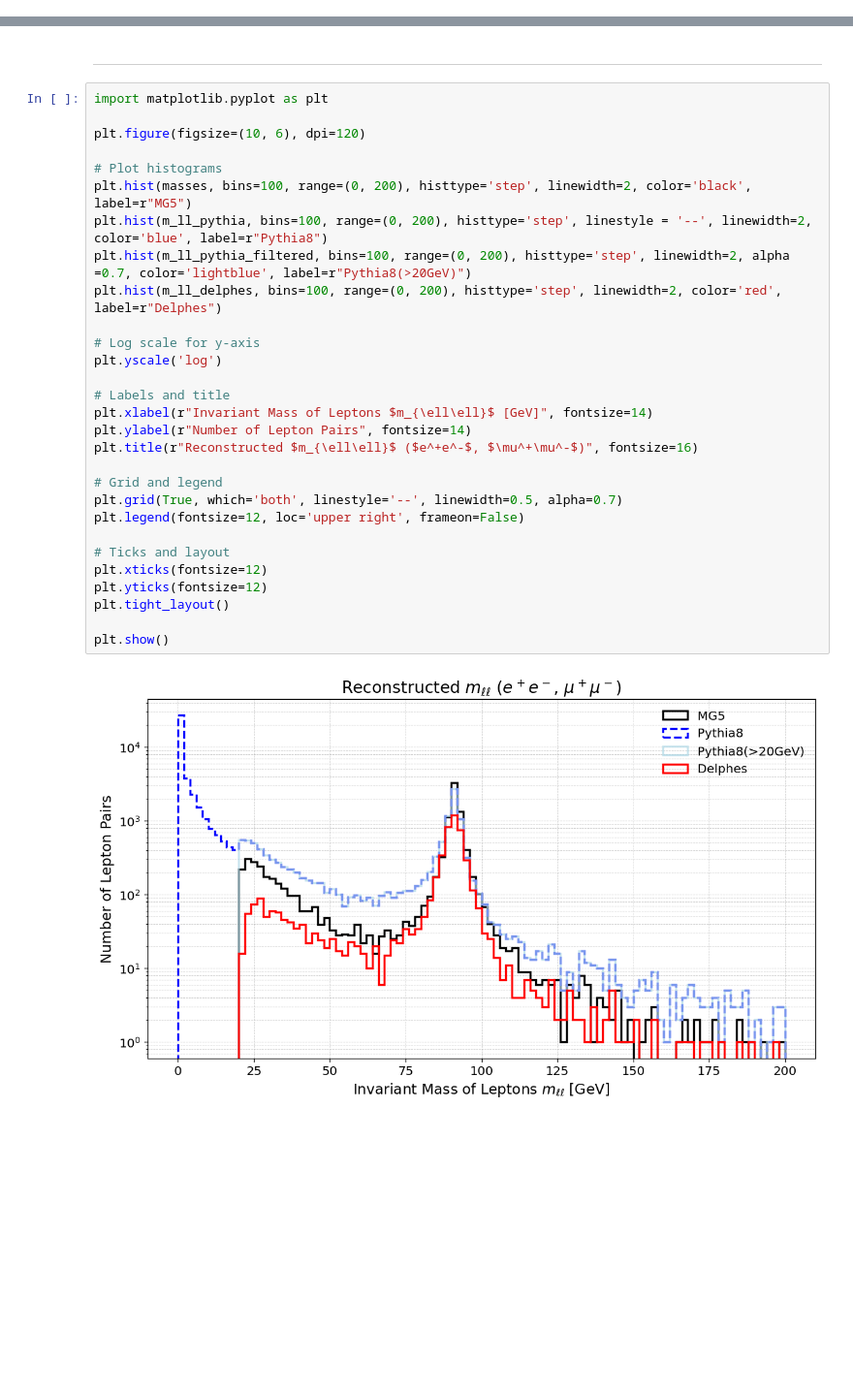
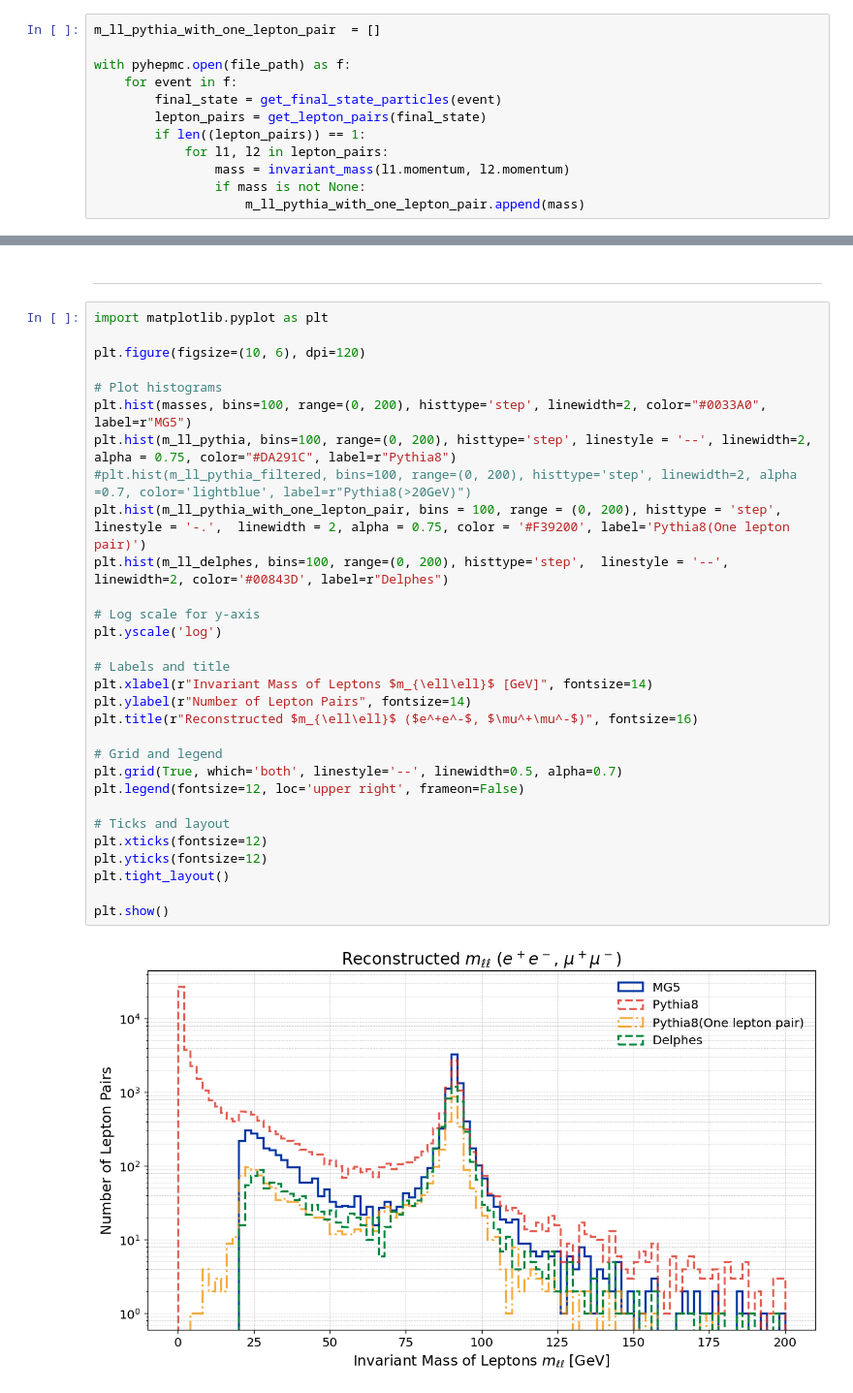
Before and after one commit to HeechanYi/MadGraph, a Jupyter notebook: Drell_Yan_Process/Drell_Yan_Analysis.ipynb, the cells around one changed output, grey strips where cells are left out. Shown at 97% size. Drawn from its saved outputs; the diff is of its cells as text; blank space fills up the shorter version.

```diff
--- a/Drell_Yan_Process/Drell_Yan_Analysis.ipynb
+++ b/Drell_Yan_Process/Drell_Yan_Analysis.ipynb
@@ -274,4 +262,16 @@ plt.yscale('log')
 file_path = './Data/pythia8_output.hepmc.gz'
 m_ll_pythia = calc_ll_mass_from_hepmc(file_path)
 m_ll_pythia_filtered = [m for m in m_ll_pythia if m > 20]
+# %%
+m_ll_pythia_with_one_lepton_pair  = []
+
+with pyhepmc.open(file_path) as f:
+    for event in f:
+        final_state = get_final_state_particles(event)
+        lepton_pairs = get_lepton_pairs(final_state)
+        if len((lepton_pairs)) == 1:
+            for l1, l2 in lepton_pairs:
+                mass = invariant_mass(l1.momentum, l2.momentum)
+                if mass is not None:
+                    m_ll_pythia_with_one_lepton_pair.append(mass)
 # %%
@@ -305,34 +308,35 @@ plt.show()
 # %%
 import matplotlib.pyplot as plt
 
 plt.figure(figsize=(10, 6), dpi=120)
 
 # Plot histograms
-plt.hist(masses, bins=100, range=(0, 200), histtype='step', linewidth=2, color='black', label=r"MG5")
-plt.hist(m_ll_pythia, bins=100, range=(0, 200), histtype='step', linestyle = '--', linewidth=2, color='blue', label=r"Pythia8")
-plt.hist(m_ll_pythia_filtered, bins=100, range=(0, 200), histtype='step', linewidth=2, alpha =0.7, color='lightblue', label=r"Pythia8(>20GeV)")
-plt.hist(m_ll_delphes, bins=100, range=(0, 200), histtype='step', linewidth=2, color='red', label=r"Delphes")
+plt.hist(masses, bins=100, range=(0, 200), histtype='step', linewidth=2, color="#0033A0", label=r"MG5")
+plt.hist(m_ll_pythia, bins=100, range=(0, 200), histtype='step', linestyle = '--', linewidth=2, alpha = 0.75, color="#DA291C", label=r"Pythia8")
+#plt.hist(m_ll_pythia_filtered, bins=100, range=(0, 200), histtype='step', linewidth=2, alpha =0.7, color='lightblue', label=r"Pythia8(>20GeV)")
+plt.hist(m_ll_pythia_with_one_lepton_pair, bins = 100, range = (0, 200), histtype = 'step',  linestyle = '-.',  linewidth = 2, alpha = 0.75, color = '#F39200', label='Pythia8(One lepton pair)')
+plt.hist(m_ll_delphes, bins=100, range=(0, 200), histtype='step',  linestyle = '--', linewidth=2, color='#00843D', label=r"Delphes")
 
 # Log scale for y-axis
 plt.yscale('log')
 
 # Labels and title
 plt.xlabel(r"Invariant Mass of Leptons $m_{\ell\ell}$ [GeV]", fontsize=14)
 plt.ylabel(r"Number of Lepton Pairs", fontsize=14)
 plt.title(r"Reconstructed $m_{\ell\ell}$ ($e^+e^-$, $\mu^+\mu^-$)", fontsize=16)
 
 # Grid and legend
 plt.grid(True, which='both', linestyle='--', linewidth=0.5, alpha=0.7)
 plt.legend(fontsize=12, loc='upper right', frameon=False)
 
 # Ticks and layout
 plt.xticks(fontsize=12)
 plt.yticks(fontsize=12)
 plt.tight_layout()
 
 plt.show()
 # %% [output]
-[figure, old version]
+[figure, new version]
 # %% [markdown]
 ## 📊 Invariant Mass Distribution of Lepton Pairs ($m_{\ell\ell}$)
 
```
Also changed, not shown: parts of 6 cells of this notebook, 1 other file.
